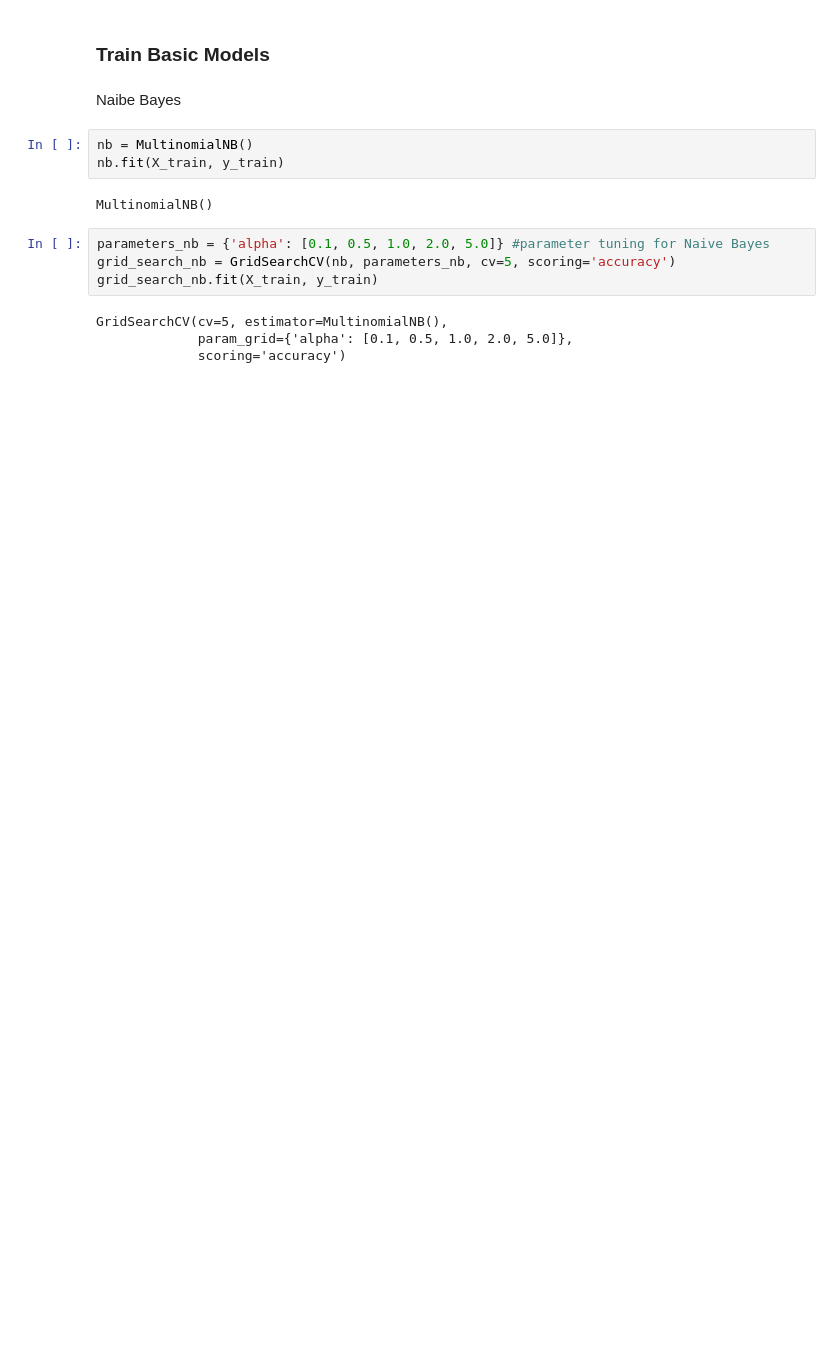
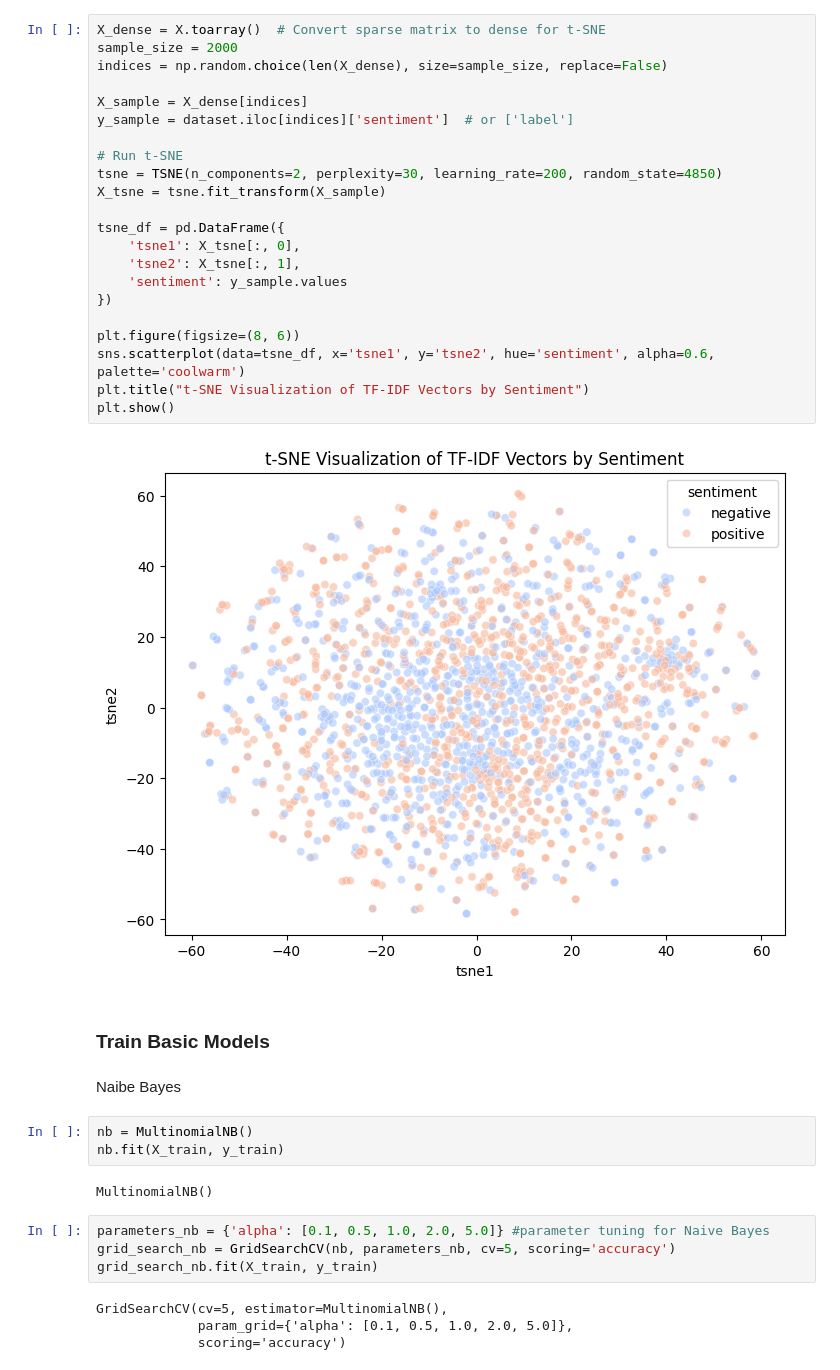
Before and after one commit to jasonyu17/IMDB-Sentiment-Classifier, a Jupyter notebook: notebooks/tfidf.ipynb, the cells around one changed output. Drawn from its saved outputs; the diff is of its cells as text; blank space fills up the shorter version.

```diff
--- a/notebooks/tfidf.ipynb
+++ b/notebooks/tfidf.ipynb
@@ -19,3 +35,27 @@ X_train, X_test, y_train, y_test = train_test_split(X, y, test_size=0.2, random_
+# %%
+X_dense = X.toarray()  # Convert sparse matrix to dense for t-SNE
+sample_size = 2000
+indices = np.random.choice(len(X_dense), size=sample_size, replace=False)
+
+X_sample = X_dense[indices]
+y_sample = dataset.iloc[indices]['sentiment']  # or ['label']
+
+# Run t-SNE
+tsne = TSNE(n_components=2, perplexity=30, learning_rate=200, random_state=4850)
+X_tsne = tsne.fit_transform(X_sample)
+
+tsne_df = pd.DataFrame({
+    'tsne1': X_tsne[:, 0],
+    'tsne2': X_tsne[:, 1],
+    'sentiment': y_sample.values
+})
+
+plt.figure(figsize=(8, 6))
+sns.scatterplot(data=tsne_df, x='tsne1', y='tsne2', hue='sentiment', alpha=0.6, palette='coolwarm')
+plt.title("t-SNE Visualization of TF-IDF Vectors by Sentiment")
+plt.show()
+# %% [output]
+[figure, added]
 # %% [markdown]
 ### Train Basic Models
 # %% [markdown]
```
Also changed, not shown: parts of 12 cells of this notebook, 10 other files.
